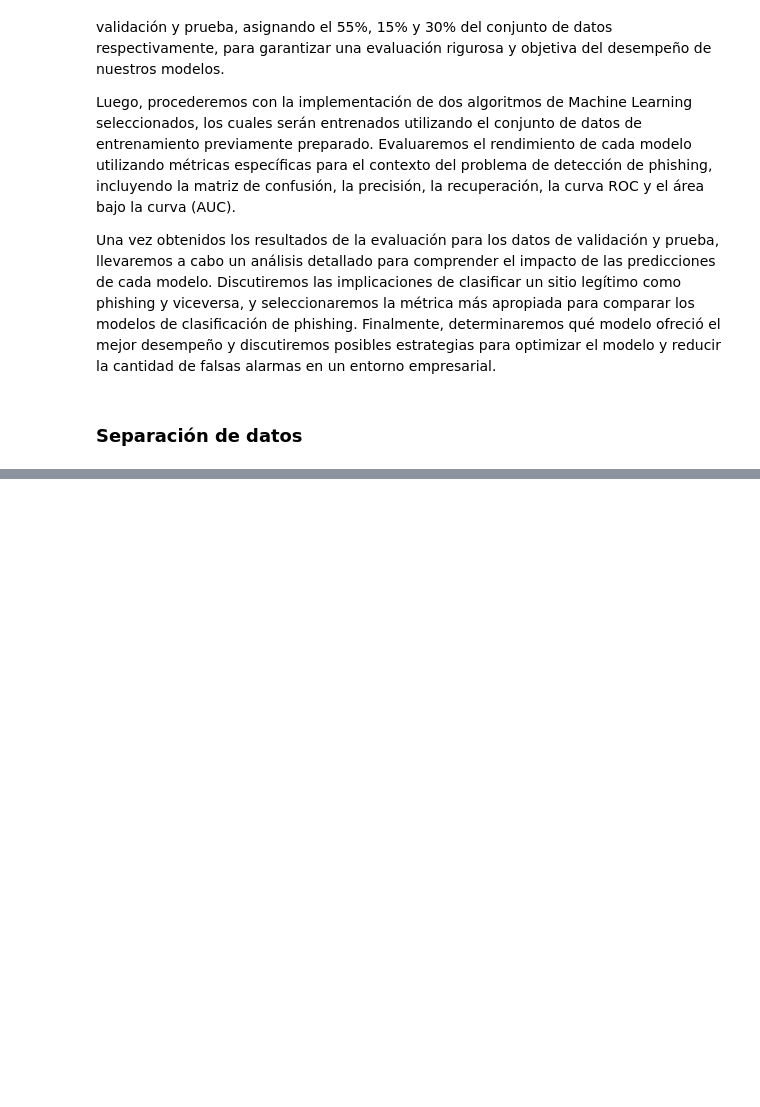
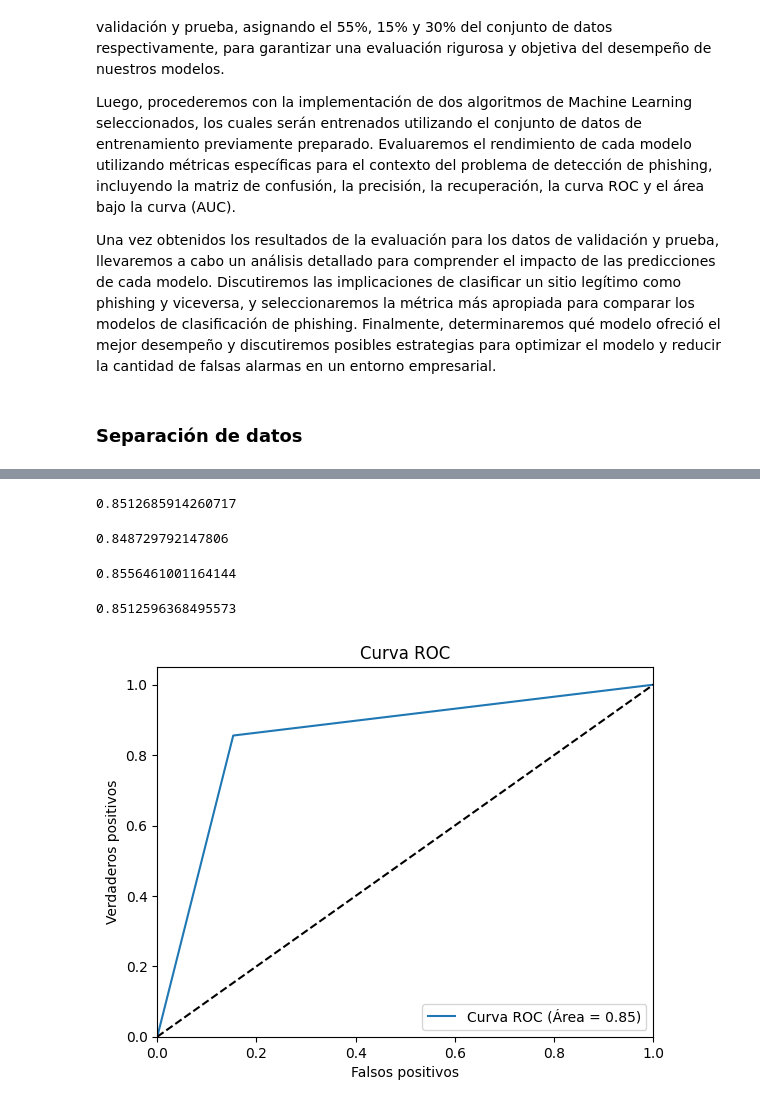
Before and after one commit to SantiagoTaracena/sds-lab-01, a Jupyter notebook: src/main.ipynb, the cells around one changed output, grey strips where cells are left out. Drawn from its saved outputs; the diff is of its cells as text; code cells hidden in the pictures; blank space fills up the shorter version.

```diff
--- a/src/main.ipynb
+++ b/src/main.ipynb
@@ -393,0 +428,12 @@ Una vez obtenidos los resultados de la evaluación para los datos de validación
+# %%
+# Proceso de importar el modelo a utilizar.
+from sklearn.ensemble import RandomForestClassifier
+
+# Instancia del modelo.
+rf_classifier = RandomForestClassifier(random_state=42)
+
+# Entrenamiento del modelo con los datos de entrenamiento.
+rf_classifier.fit(X_train, y_train)
+
+# Predicciones del modelo entrenado.
+rf_predictions = rf_classifier.predict(X_test)
@@ -393,0 +451,41 @@ Una vez obtenidos los resultados de la evaluación para los datos de validación
+# %%
+# Accuracy score del modelo.
+accuracy_score(y_test, rf_predictions)
+# %% [output]
+0.8512685914260717
+# %%
+# Precision score del modelo.
+precision_score(y_test, rf_predictions)
+# %% [output]
+0.848729792147806
+# %%
+# Recall score del modelo.
+recall_score(y_test, rf_predictions)
+# %% [output]
+0.8556461001164144
+# %%
+# Área bajo la curva del modelo.
+auc = roc_auc_score(y_test, rf_predictions)
+auc
+# %% [output]
+0.8512596368495573
+# %%
+# Valores para graficar la curva ROC.
+fpr, tpr, _ = roc_curve(y_test, rf_predictions)
+# %%
+# Librería para graficar la curva ROC.
+import matplotlib.pyplot as plt
+
+# Gráfico de la curva ROC.
+plt.figure()
+plt.plot(fpr, tpr, label="Curva ROC (Área = %0.2f)" % auc)
+plt.plot([0, 1], [0, 1], "k--")
+plt.xlim([0.0, 1.0])
+plt.ylim([0.0, 1.05])
+plt.xlabel("Falsos positivos")
+plt.ylabel("Verdaderos positivos")
+plt.title("Curva ROC")
+plt.legend(loc="lower right")
+plt.show()
+# %% [output]
+[figure, added]
```
Also changed, not shown: parts of 35 cells of this notebook, 1 other file.
